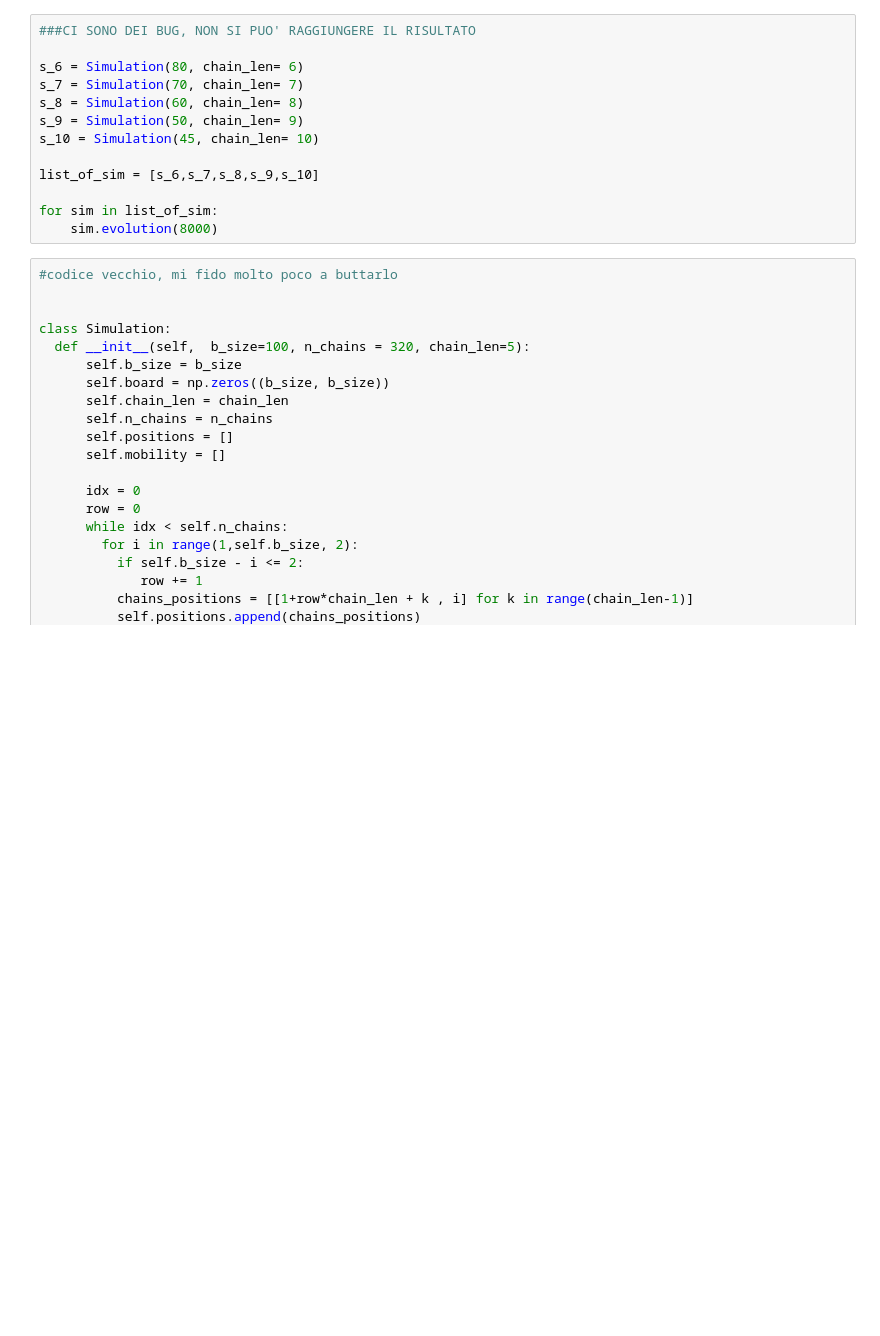
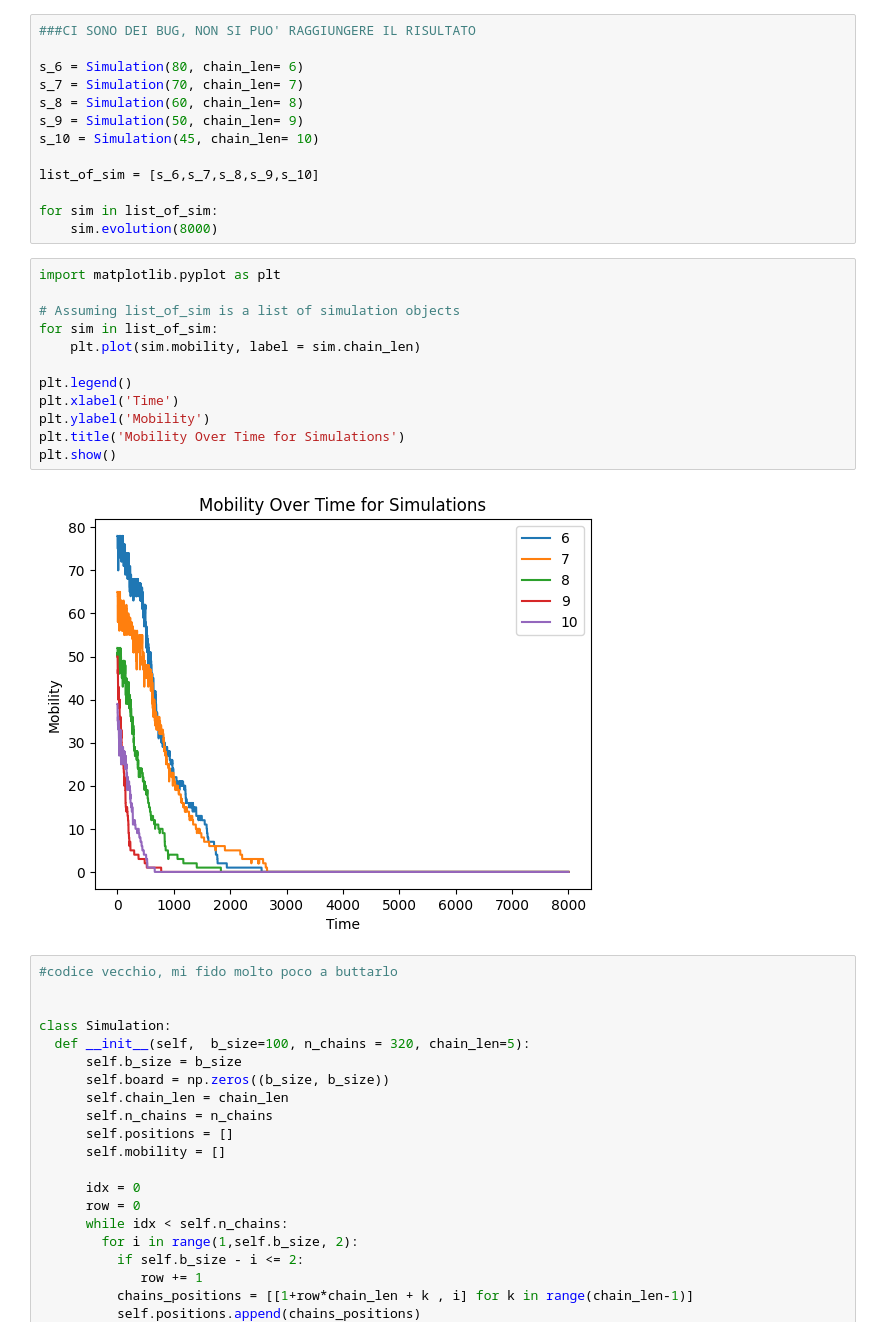
Before and after one commit to Isi2000/FCW, a Jupyter notebook: simulation.ipynb, the cells around one changed output. Saved outputs shown, nothing was run; the diff lists cells and outputs as text; blank space fills up the shorter version.

```diff
--- a/simulation.ipynb
+++ b/simulation.ipynb
@@ -147,6 +169,20 @@ list_of_sim = [s_6,s_7,s_8,s_9,s_10]
 
 for sim in list_of_sim:
     sim.evolution(8000)
+# %%
+import matplotlib.pyplot as plt
+
+# Assuming list_of_sim is a list of simulation objects
+for sim in list_of_sim:
+    plt.plot(sim.mobility, label = sim.chain_len)
+
+plt.legend()
+plt.xlabel('Time')
+plt.ylabel('Mobility')
+plt.title('Mobility Over Time for Simulations')
+plt.show()
+# %% [output]
+[figure, added]
 # %%
 #codice vecchio, mi fido molto poco a buttarlo
 
```
Also changed, not shown: parts of 3 cells of this notebook.
